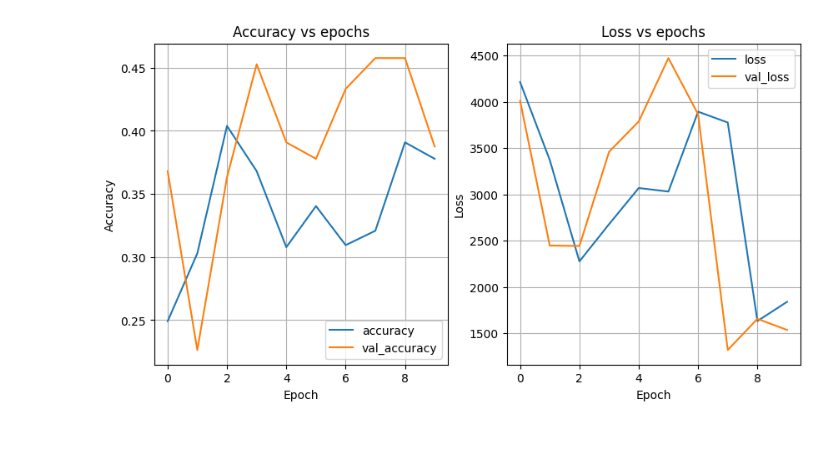
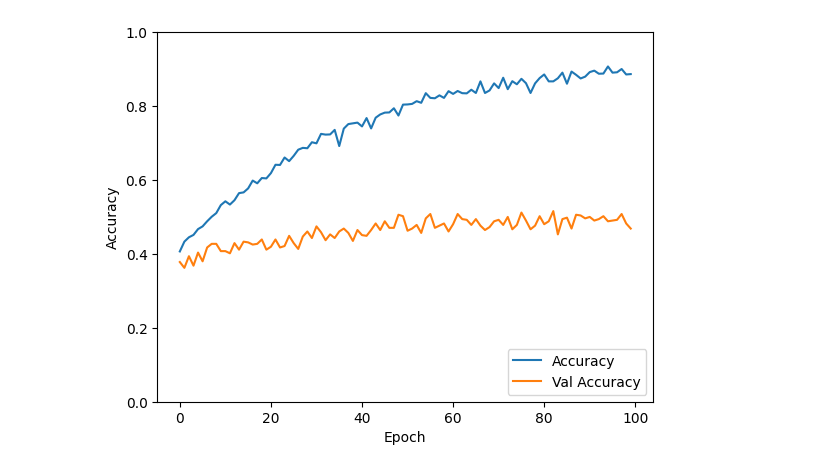
Before and after one commit to ManchiLearning/Knee_Arthritis_Detection, a Jupyter notebook: tensorflow_playground.ipynb, the cells around one changed output. Drawn from its saved outputs; the diff is of its cells as text; code cells hidden in the pictures; blank space fills up the shorter version.

Commit message:
Feat(Graph): has been added.

```diff
--- a/tensorflow_playground.ipynb
+++ b/tensorflow_playground.ipynb
@@ -46,10 +119,10 @@ def get_classifier(model_base, input_shape):
 # %%
-base_model = ResNet50V2(include_top=False)
+base_model = ResNet152V2(include_top=False)
 base_model.trainable=False
 # %%
-model = get_classifier(base_model,(256,256,3))
+model = build_third_model(base_model,(256,256,3))
 # %%
-model.compile(optimizer='adam', loss="categorical_crossentropy", metrics=['accuracy'])
+model.compile(optimizer='adam', loss="categorical_crossentropy", metrics=['accuracy', 'precision', 'recall'])
 # %%
 model.summary()
 # %% [output]
@@ -75,5 +150,5 @@ Model: "functional"
 # %%
 check_callback = tf.keras.callbacks.ModelCheckpoint("models/callbacks/{epoch:02d}-{val_accuracy:.2f}.keras",verbose=0,save_best_only=True)
 
-history = model.fit(valid_ds,epochs=20,validation_data=valid_ds,callbacks=[check_callback])
+history = model.fit(train_ds,epochs=100,validation_data=valid_ds,callbacks=[check_callback])
 # %% [output]
@@ -97,4 +172,4 @@ Epoch 13/20
 # %%
-plot_accuraccy_loss(history)
+plot_accuraccy(history)
 # %% [output]
-[figure, old version]
+[figure, new version]
```
Also changed, not shown: parts of 15 cells of this notebook, 6 other files.
